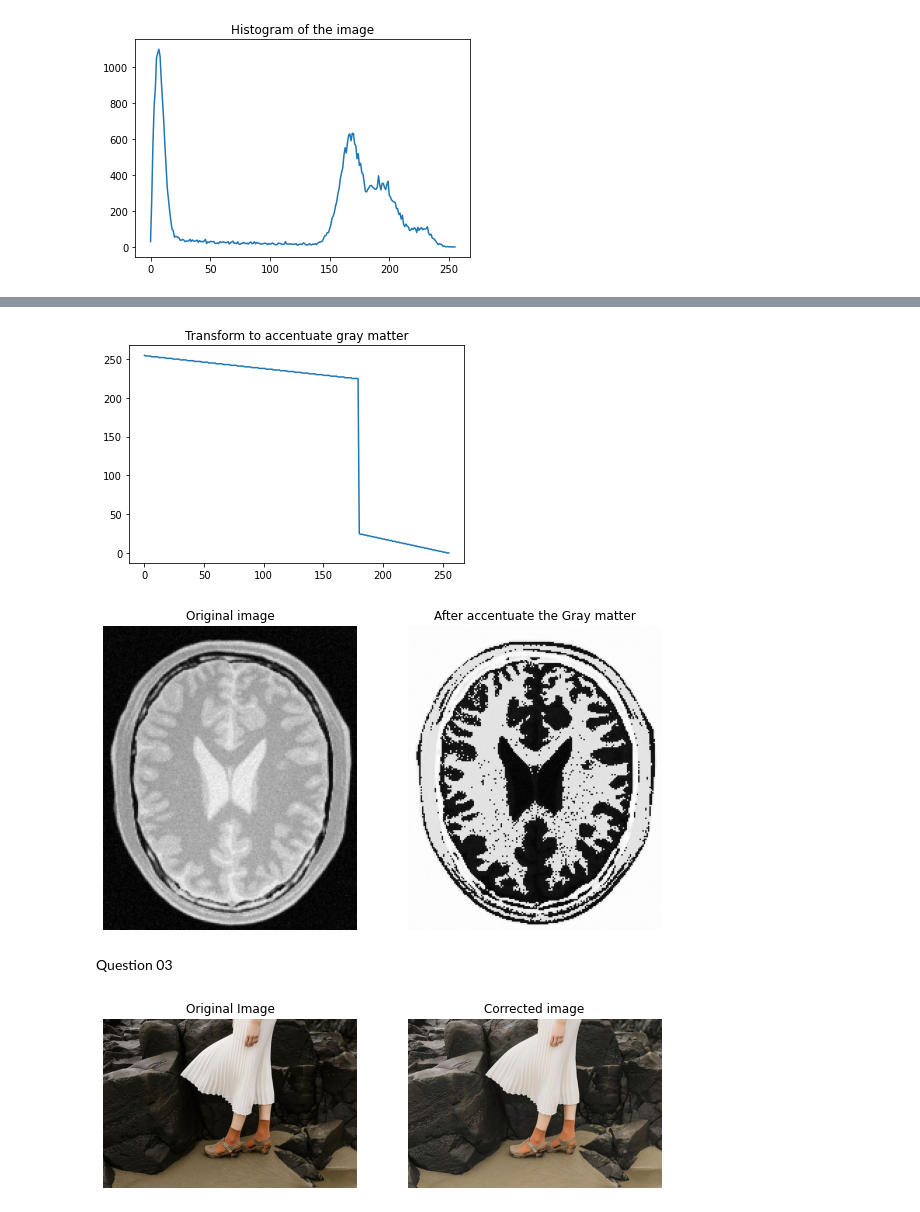
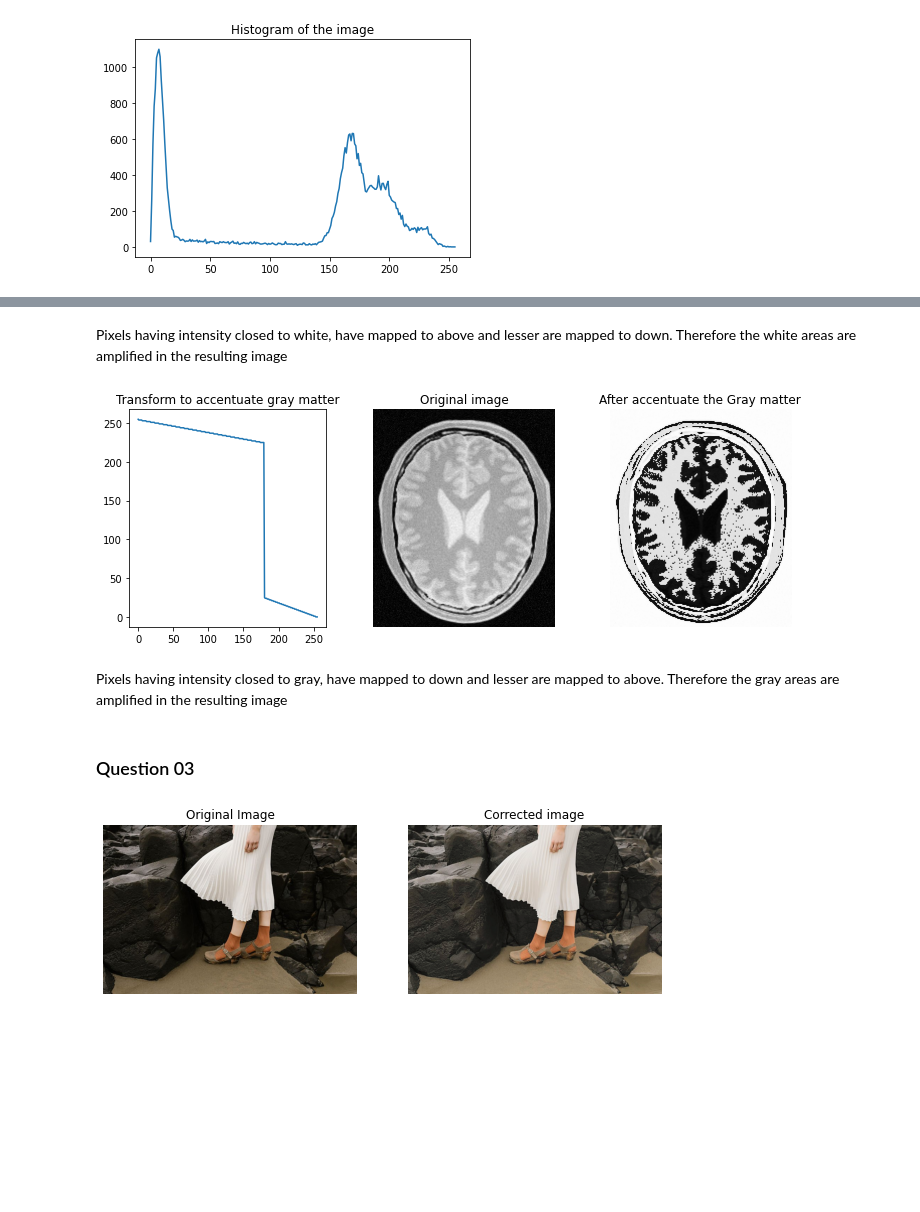
Before and after one commit to ChamithDilshan/EN2550_Image_processing_and_machine_vision, a Jupyter notebook: Assignments/Assignment_1/code.ipynb, the cells around one changed output, grey strips where cells are left out. Saved outputs shown, nothing was run; the diff lists cells and outputs as text; code cells hidden in the pictures; blank space fills up the shorter version.

```diff
--- a/Assignments/Assignment_1/code.ipynb
+++ b/Assignments/Assignment_1/code.ipynb
@@ -78,29 +74,28 @@ plt.show()
+# %% [markdown]
+Pixels having intensity closed to white, have mapped to above and lesser are mapped to down. Therefore the white areas are amplified in the resulting image
 # %%
 transf_1 = np.linspace(255,225,180)
 transf_2 = np.linspace(25,0,76)
 transform = np.concatenate((transf_1,transf_2),axis = 0).astype(np.uint8)
-plt.plot(transform)
-plt.title('Transform to accentuate gray matter')
-#This transform map the gray matter to be close to white while putting others down
-
 
 output = cv.LUT(image,transform)
 output = cv.cvtColor(output,cv.COLOR_BGR2RGB)
 
-fig, ax = plt.subplots(1,2,figsize=(10,10))
+fig, ax = plt.subplots(1,3,figsize=(12,4))
+ax[0].plot(transform)
+ax[0].set_title('Transform to accentuate gray matter') #This transform map the gray matter to be close to white while putting others down
 
-ax[0].imshow(image)
-ax[0].set_title("Original image") ;  ax[0].axis('off')
+ax[1].imshow(image) ; ax[1].set_title("Original image") ;  ax[1].axis('off')
 
-ax[1].imshow(output)
-ax[1].set_title("After accentuate the Gray matter") ;  ax[1].axis('off')
+ax[2].imshow(output) ; ax[2].set_title("After accentuate the Gray matter") ;  ax[2].axis('off')
 
 plt.show()
 # %% [output]
-[figure, old version]
+[figure, new version]
-[figure, removed]
-# %% [markdown]
-Question 03
+# %% [markdown]
+Pixels having intensity closed to gray, have mapped to down and lesser are mapped to above. Therefore the gray areas are amplified in the resulting image
+# %% [markdown]
+### Question 03
 # %%
 original_image = cv.imread("highlights_and_shadows.jpg", cv.IMREAD_COLOR)
 assert original_image is not None
```
Also changed, not shown: parts of 38 cells of this notebook, 2 other files.
